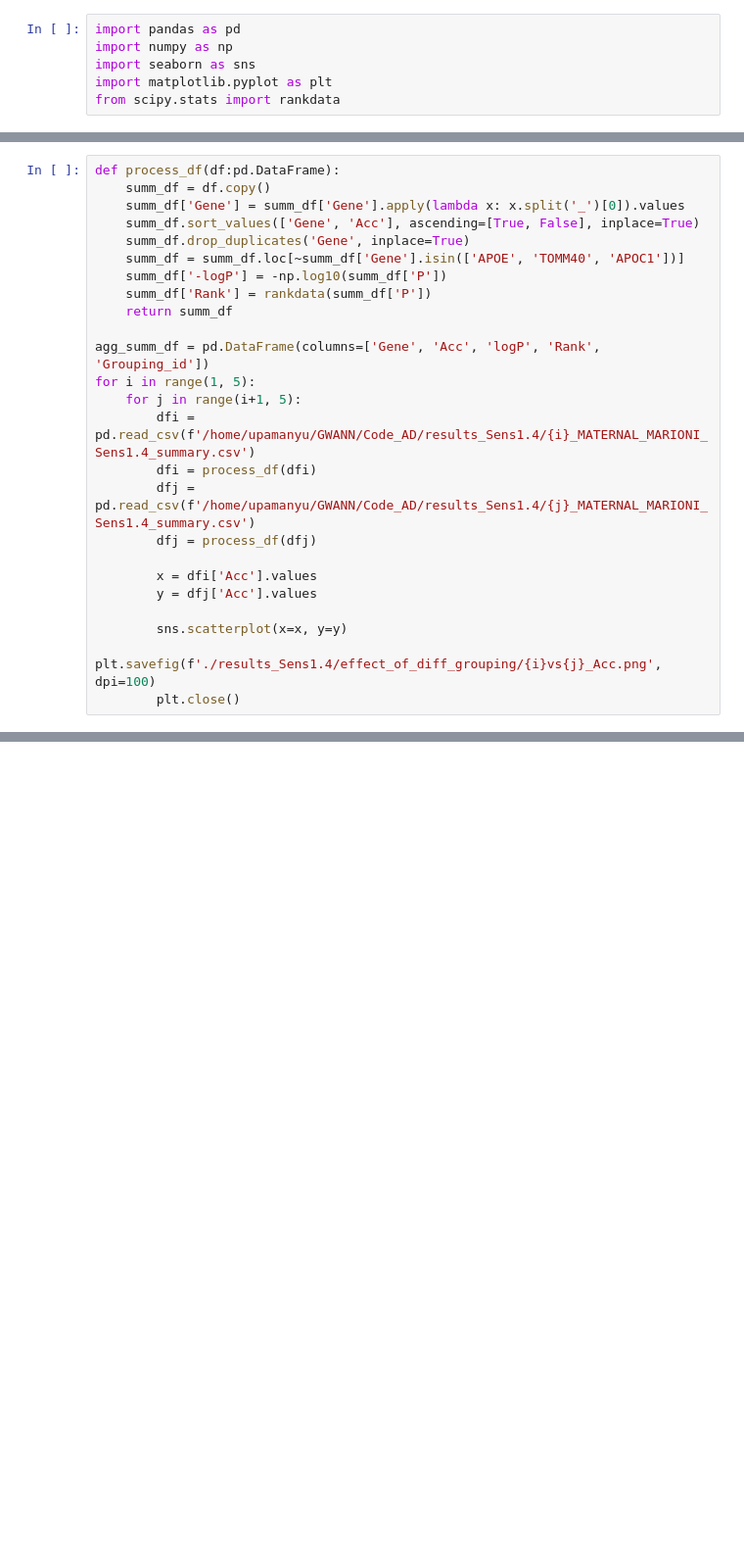
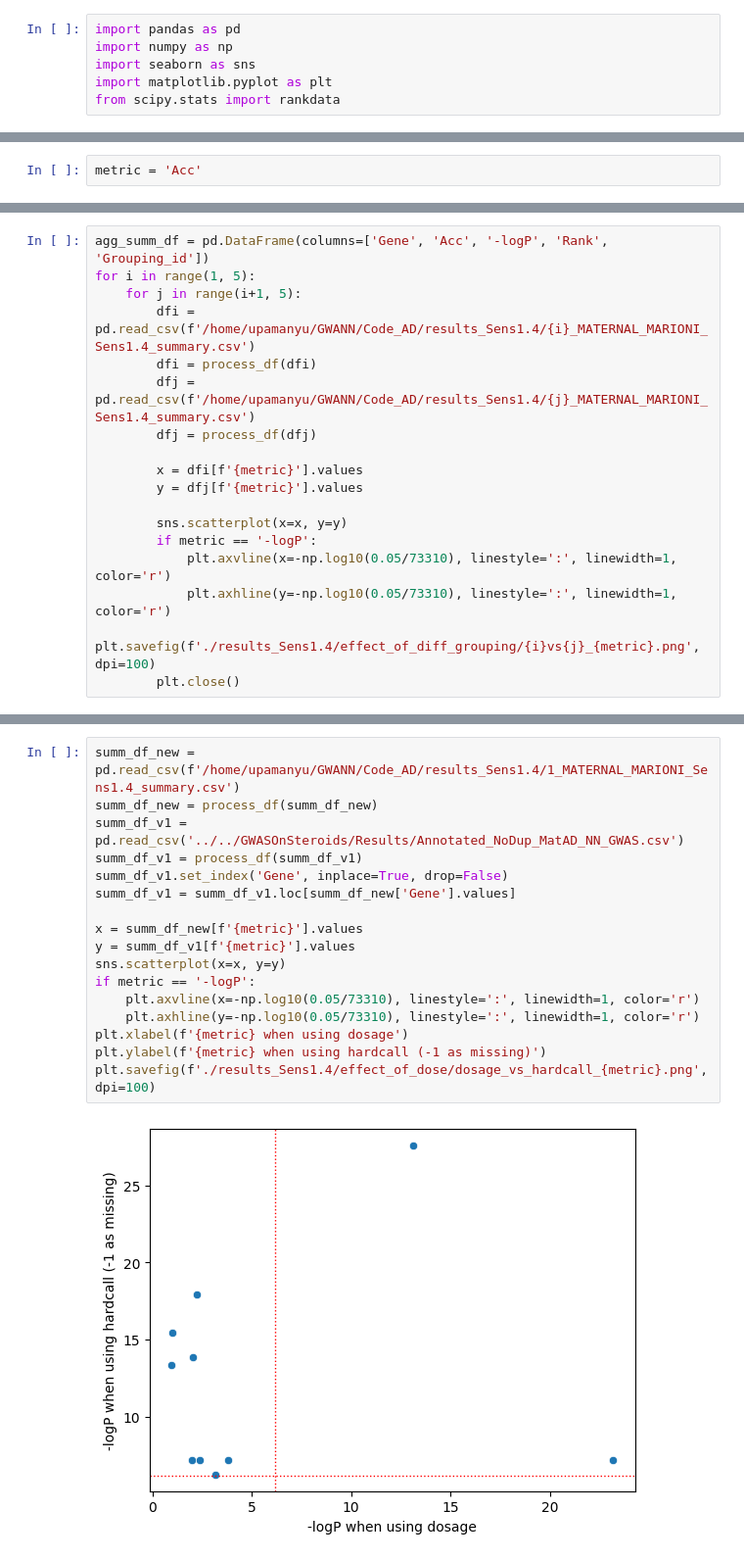
Before and after one commit to titoghose/GWANN, a Jupyter notebook: Code_AD/sensitivity_plots.ipynb, the cells around one changed output, grey strips where cells are left out. Shown: that part at 98% size. Saved outputs shown, nothing was run; the diff lists cells and outputs as text; blank space fills up the shorter version.

```diff
--- a/Code_AD/sensitivity_plots.ipynb
+++ b/Code_AD/sensitivity_plots.ipynb
@@ -8,0 +17,2 @@ from scipy.stats import rankdata
+# %%
+metric = 'Acc'
@@ -9,15 +71,5 @@ from scipy.stats import rankdata
 # %%
-def process_df(df:pd.DataFrame):
-    summ_df = df.copy()
-    summ_df['Gene'] = summ_df['Gene'].apply(lambda x: x.split('_')[0]).values
-    summ_df.sort_values(['Gene', 'Acc'], ascending=[True, False], inplace=True)
-    summ_df.drop_duplicates('Gene', inplace=True)
-    summ_df = summ_df.loc[~summ_df['Gene'].isin(['APOE', 'TOMM40', 'APOC1'])]
-    summ_df['-logP'] = -np.log10(summ_df['P'])
-    summ_df['Rank'] = rankdata(summ_df['P'])
-    return summ_df
-
-agg_summ_df = pd.DataFrame(columns=['Gene', 'Acc', 'logP', 'Rank', 'Grouping_id'])
+agg_summ_df = pd.DataFrame(columns=['Gene', 'Acc', '-logP', 'Rank', 'Grouping_id'])
 for i in range(1, 5):
     for j in range(i+1, 5):
         dfi = pd.read_csv(f'/home/upamanyu/GWANN/Code_AD/results_Sens1.4/{i}_MATERNAL_MARIONI_Sens1.4_summary.csv')
@@ -25,9 +77,12 @@ for i in range(1, 5):
         dfj = pd.read_csv(f'/home/upamanyu/GWANN/Code_AD/results_Sens1.4/{j}_MATERNAL_MARIONI_Sens1.4_summary.csv')
         dfj = process_df(dfj)
 
-        x = dfi['Acc'].values
-        y = dfj['Acc'].values
+        x = dfi[f'{metric}'].values
+        y = dfj[f'{metric}'].values
 
         sns.scatterplot(x=x, y=y)
-        plt.savefig(f'./results_Sens1.4/effect_of_diff_grouping/{i}vs{j}_Acc.png', dpi=100)
+        if metric == '-logP':
+            plt.axvline(x=-np.log10(0.05/73310), linestyle=':', linewidth=1, color='r')
+            plt.axhline(y=-np.log10(0.05/73310), linestyle=':', linewidth=1, color='r')
+        plt.savefig(f'./results_Sens1.4/effect_of_diff_grouping/{i}vs{j}_{metric}.png', dpi=100)
         plt.close()
@@ -52,0 +107,19 @@ sns.lineplot(data=agg_summ_df, x='Grouping_id', y='logP', hue='Gene')
+# %%
+summ_df_new = pd.read_csv(f'/home/upamanyu/GWANN/Code_AD/results_Sens1.4/1_MATERNAL_MARIONI_Sens1.4_summary.csv')
+summ_df_new = process_df(summ_df_new)
+summ_df_v1 = pd.read_csv('../../GWASOnSteroids/Results/Annotated_NoDup_MatAD_NN_GWAS.csv')
+summ_df_v1 = process_df(summ_df_v1)
+summ_df_v1.set_index('Gene', inplace=True, drop=False)
+summ_df_v1 = summ_df_v1.loc[summ_df_new['Gene'].values]
+
+x = summ_df_new[f'{metric}'].values
+y = summ_df_v1[f'{metric}'].values
+sns.scatterplot(x=x, y=y)
+if metric == '-logP':
+    plt.axvline(x=-np.log10(0.05/73310), linestyle=':', linewidth=1, color='r')
+    plt.axhline(y=-np.log10(0.05/73310), linestyle=':', linewidth=1, color='r')
+plt.xlabel(f'{metric} when using dosage')
+plt.ylabel(f'{metric} when using hardcall (-1 as missing)')
+plt.savefig(f'./results_Sens1.4/effect_of_dose/dosage_vs_hardcall_{metric}.png', dpi=100)
+# %% [output]
+[figure, added]
```
Also changed, not shown: parts of 8 cells of this notebook, 6 other files.
